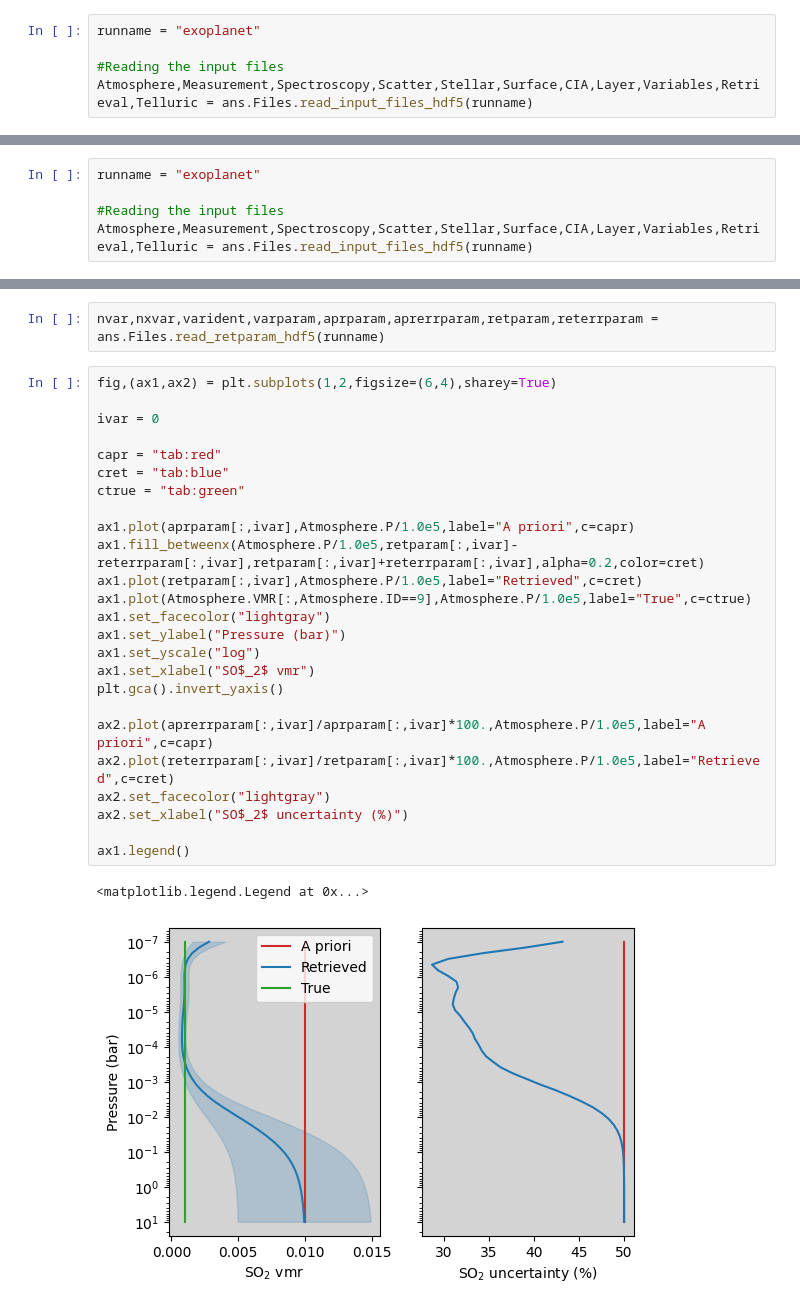
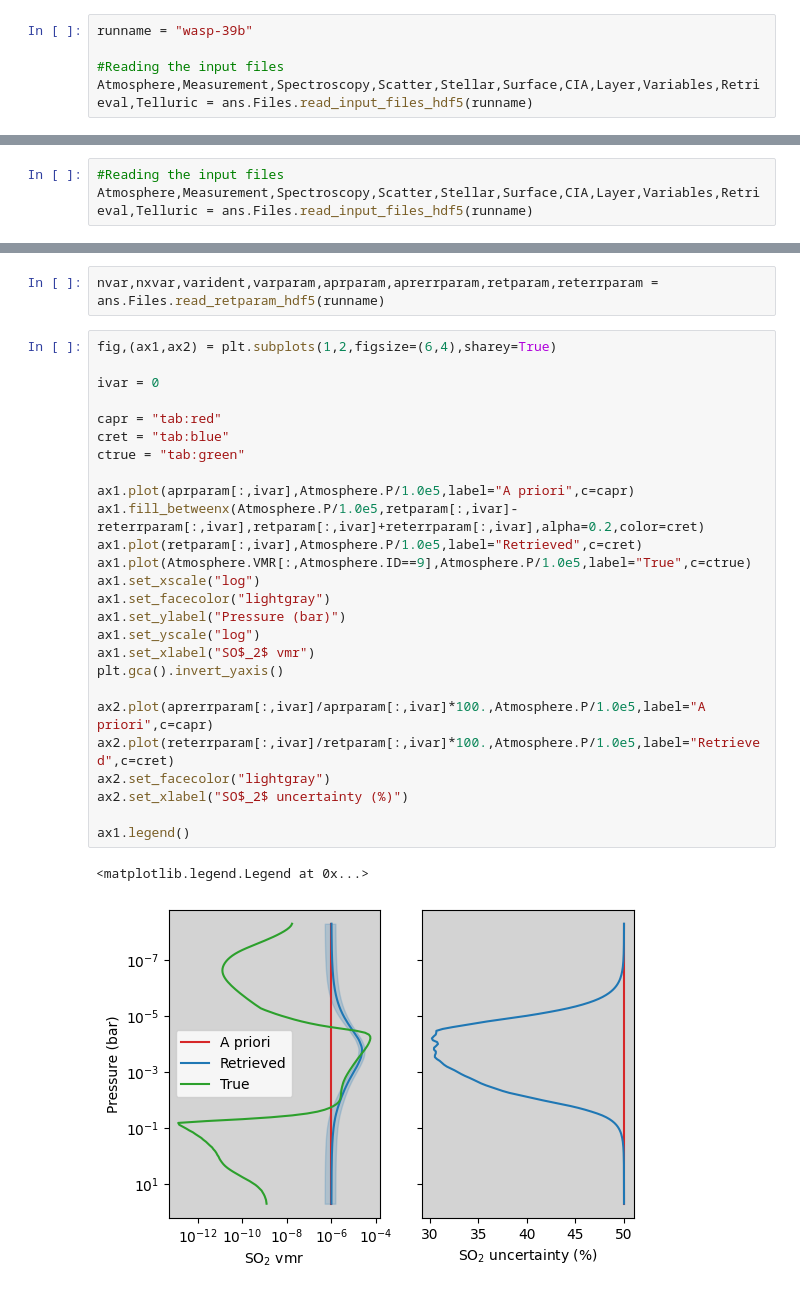
Before and after one commit to juanaldayparejo/archnemesis-dist, a Jupyter notebook: docs/examples/retrieval_exoplanet_transit/retrieval_exoplanet.ipynb, the cells around one changed output, grey strips where cells are left out. Drawn from its saved outputs; the diff is of its cells as text.

```diff
--- a/docs/examples/retrieval_exoplanet_transit/retrieval_exoplanet.ipynb
+++ b/docs/examples/retrieval_exoplanet_transit/retrieval_exoplanet.ipynb
@@ -15,7 +15,7 @@ In this example, we are going to read the information from the input file. Howev
 # %% [markdown]
 ### 1.1. Reading the input file
 # %%
-runname = "exoplanet"
+runname = "wasp-39b"
 
 #Reading the input files
 Atmosphere,Measurement,Spectroscopy,Scatter,Stellar,Surface,CIA,Layer,Variables,Retrieval,Telluric = ans.Files.read_input_files_hdf5(runname)
@@ -57,8 +57,6 @@ fapr.write("\t %i \t %i \t %i \n" % (varident[0,0],varident[1,0],varident[2,0]))
 fapr.write("1.0 0.1 \n")
 fapr.close()
 # %%
-runname = "exoplanet"
-
 #Reading the input files
 Atmosphere,Measurement,Spectroscopy,Scatter,Stellar,Surface,CIA,Layer,Variables,Retrieval,Telluric = ans.Files.read_input_files_hdf5(runname)
 # %% [output]
@@ -257,28 +255,29 @@ nvar,nxvar,varident,varparam,aprparam,aprerrparam,retparam,reterrparam = ans.Fil
 # %%
 fig,(ax1,ax2) = plt.subplots(1,2,figsize=(6,4),sharey=True)
 
 ivar = 0
 
 capr = "tab:red"
 cret = "tab:blue"
 ctrue = "tab:green"
 
 ax1.plot(aprparam[:,ivar],Atmosphere.P/1.0e5,label="A priori",c=capr)
 ax1.fill_betweenx(Atmosphere.P/1.0e5,retparam[:,ivar]-reterrparam[:,ivar],retparam[:,ivar]+reterrparam[:,ivar],alpha=0.2,color=cret)
 ax1.plot(retparam[:,ivar],Atmosphere.P/1.0e5,label="Retrieved",c=cret)
 ax1.plot(Atmosphere.VMR[:,Atmosphere.ID==9],Atmosphere.P/1.0e5,label="True",c=ctrue)
+ax1.set_xscale("log")
 ax1.set_facecolor("lightgray")
 ax1.set_ylabel("Pressure (bar)")
 ax1.set_yscale("log")
 ax1.set_xlabel("SO$_2$ vmr")
 plt.gca().invert_yaxis()
 
 ax2.plot(aprerrparam[:,ivar]/aprparam[:,ivar]*100.,Atmosphere.P/1.0e5,label="A priori",c=capr)
 ax2.plot(reterrparam[:,ivar]/retparam[:,ivar]*100.,Atmosphere.P/1.0e5,label="Retrieved",c=cret)
 ax2.set_facecolor("lightgray")
 ax2.set_xlabel("SO$_2$ uncertainty (%)")
 
 ax1.legend()
 # %% [output]
 <matplotlib.legend.Legend at 0x...>
-[figure, old version]
+[figure, new version]
```
Also changed, not shown: parts of 9 cells of this notebook, 2 other files.
